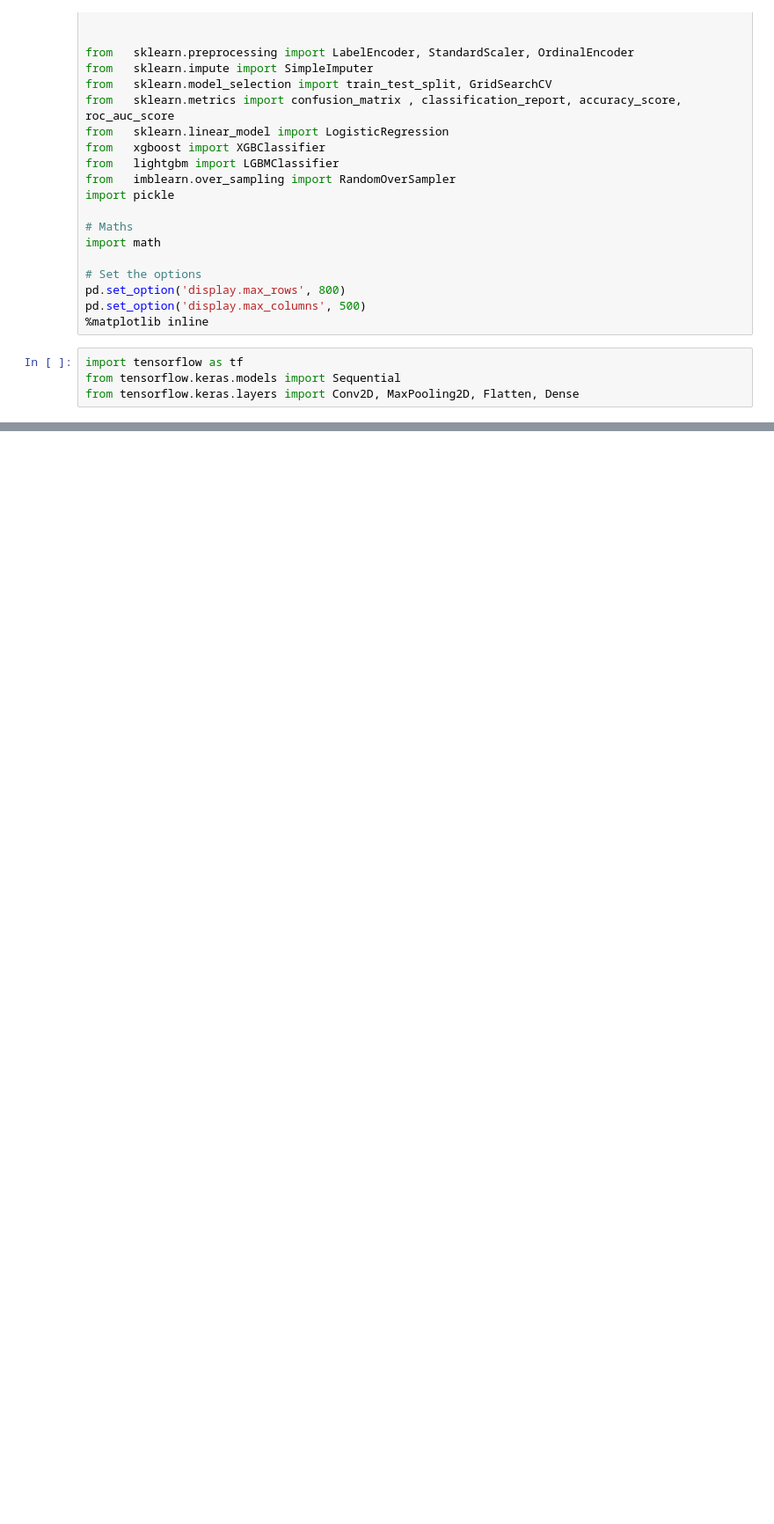
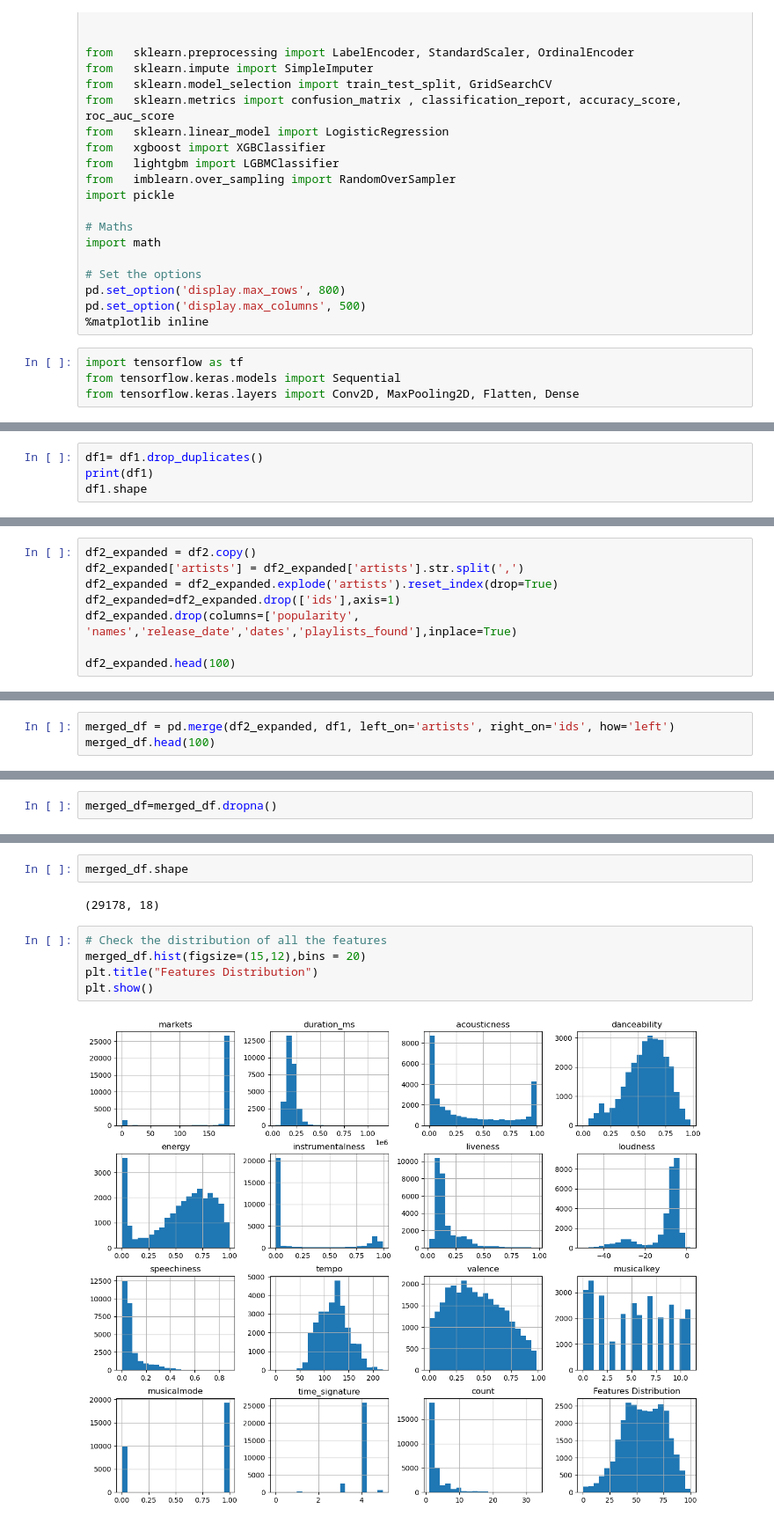
Before and after one commit to samthe030201/Nissan-Elective-Microproject, a Jupyter notebook: Micro Project.ipynb, the cells around one changed output, grey strips where cells are left out. Shown at 88% size. Drawn from its saved outputs; the diff is of its cells as text; blank space fills up the shorter version.

```diff
--- a/Micro Project.ipynb
+++ b/Micro Project.ipynb
@@ -53,0 +60,4 @@ df1.head()
+# %%
+df1= df1.drop_duplicates()
+print(df1)
+df1.shape
@@ -60,3 +86,11 @@ df2.head()
 | 2 | 0donjzZGsCA2PfPUA4EdMN | Shadow of the Season | 46.0 | 185.0 | 3Ukr3Ufjg8ygRJv7Ww887f | 1992 | 273813.0 | 0.000046 | 0.163 | ... |
 | 3 | 3bE5slaVEfaDreqARl6k4M | Yellow Ledbetter | 69.0 | 183.0 | 1w5Kfo2jwwIPruYS2UWh56 | 1991 | 303586.0 | 0.290000 | 0.504 | ... |
 | 4 | 1LvJ1PFobtIm5DwzRrK0jG | Swallow My Pride | 43.0 | 185.0 | 1XIIxzmo6BNRR4QkImSdsX | 1990-09-13 | 179800.0 | 0.423000 | 0.349 | ... |
+# %%
+df2_expanded = df2.copy()
+df2_expanded['artists'] = df2_expanded['artists'].str.split(',')
+df2_expanded = df2_expanded.explode('artists').reset_index(drop=True)
+df2_expanded=df2_expanded.drop(['ids'],axis=1)
+df2_expanded.drop(columns=['popularity', 'names','release_date','dates','playlists_found'],inplace=True)
+
+df2_expanded.head(100)
@@ -62,0 +115,3 @@ df2.head()
+# %%
+merged_df = pd.merge(df2_expanded, df1, left_on='artists', right_on='ids', how='left')
+merged_df.head(100)
@@ -62,0 +175,2 @@ df2.head()
+# %%
+merged_df=merged_df.dropna()
@@ -62,0 +199,11 @@ df2.head()
+# %%
+merged_df.shape
+# %% [output]
+(29178, 18)
+# %%
+# Check the distribution of all the features
+merged_df.hist(figsize=(15,12),bins = 20)
+plt.title("Features Distribution")
+plt.show()
+# %% [output]
+[figure, added]
```
Also changed, not shown: parts of 10 cells of this notebook, 2 other files.
